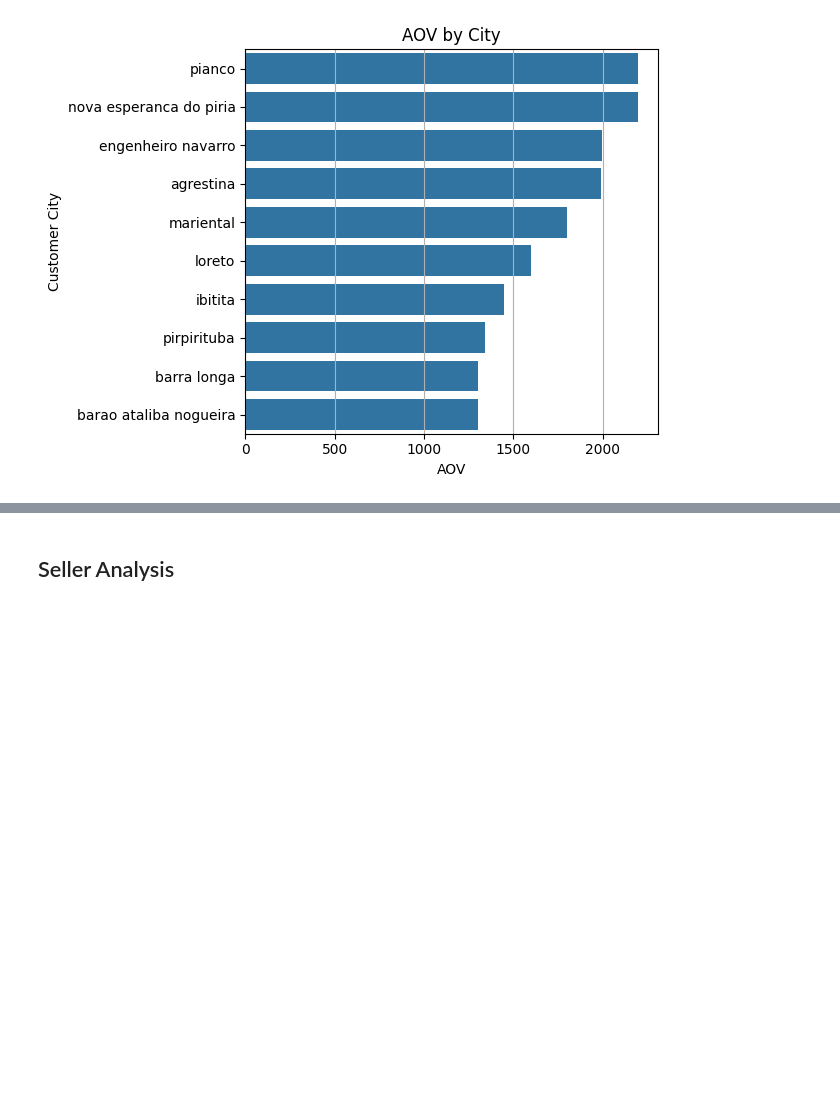
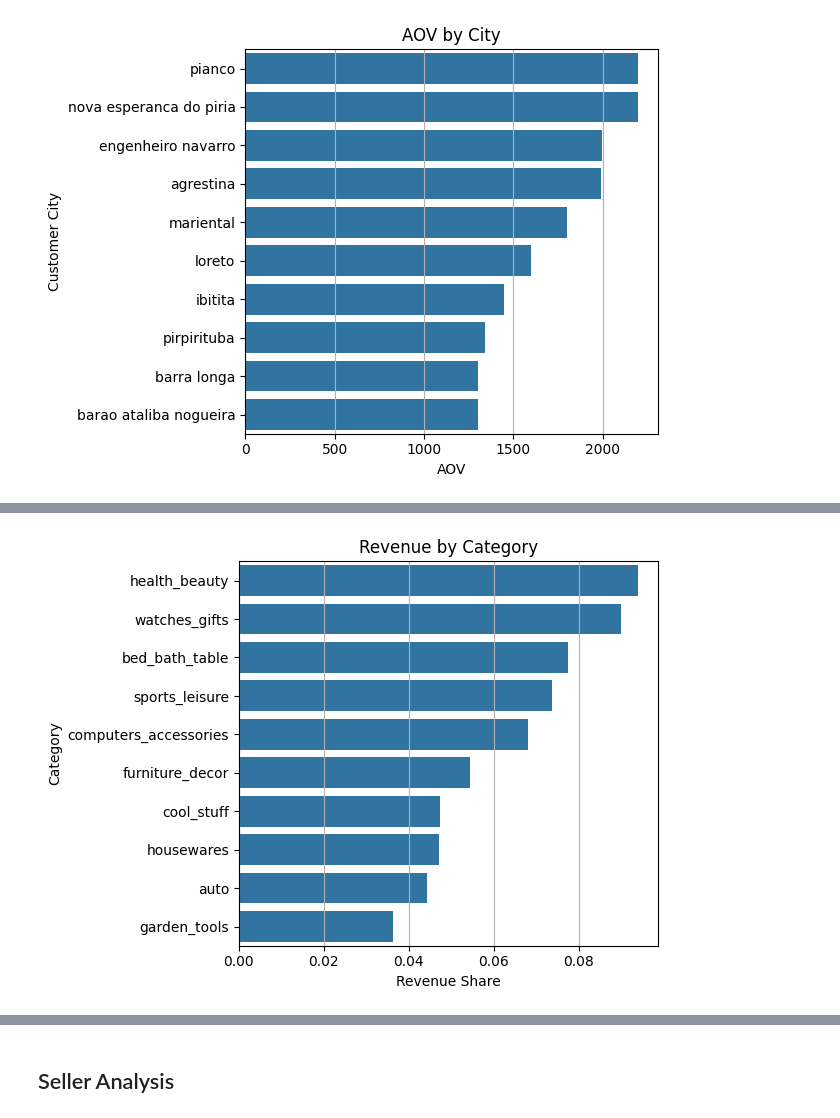
Before and after one commit to MattiaVerardi/olist-ecommerce-analytics, a Jupyter notebook: python/10_eda.ipynb, the cells around one changed output, grey strips where cells are left out. Saved outputs shown, nothing was run; the diff lists cells and outputs as text; code cells hidden in the pictures; blank space fills up the shorter version.

Commit message:
add product performance analysis

```diff
--- a/python/10_eda.ipynb
+++ b/python/10_eda.ipynb
@@ -2762,0 +2781,20 @@ plt.show()
+# %%
+category_performance = pd.merge(
+    left=clean_products, right=clean_category_name_translation,
+    on="product_category_name", how="left"
+).merge(
+    right=clean_order_items,
+    on="product_id", how="inner"
+).groupby(
+    "product_category_name_english"
+).agg(
+    revenue=("price", "sum"),
+    quantity=("order_item_id", "size"),
+    order_volume=("order_id", "nunique")
+).assign(
+    revenue_share=lambda x: x["revenue"]/x["revenue"].sum(),
+    quantity_share=lambda x: x["quantity"]/x["quantity"].sum(),
+    asp=lambda x: x["revenue"]/x["quantity"]
+).reset_index().rename(
+    columns={"product_category_name_english": "category"}
+)
@@ -2762,0 +2803,11 @@ plt.show()
+# %%
+revenue_by_category = category_performance[[
+    "category",
+    "revenue",
+    "revenue_share"
+]].sort_values(
+    by="revenue_share",
+    ascending=False
+).head(10)
+
+revenue_by_category
@@ -2762,0 +2826,14 @@ plt.show()
+# %%
+sns.barplot(
+    data=revenue_by_category,
+    x="revenue_share",
+    y="category"
+)
+plt.title("Revenue by Category")
+plt.xlabel("Revenue Share")
+plt.ylabel("Category")
+plt.grid(axis="x")
+plt.tight_layout()
+plt.show()
+# %% [output]
+[figure, added]
```
Also changed, not shown: parts of 16 cells of this notebook.
